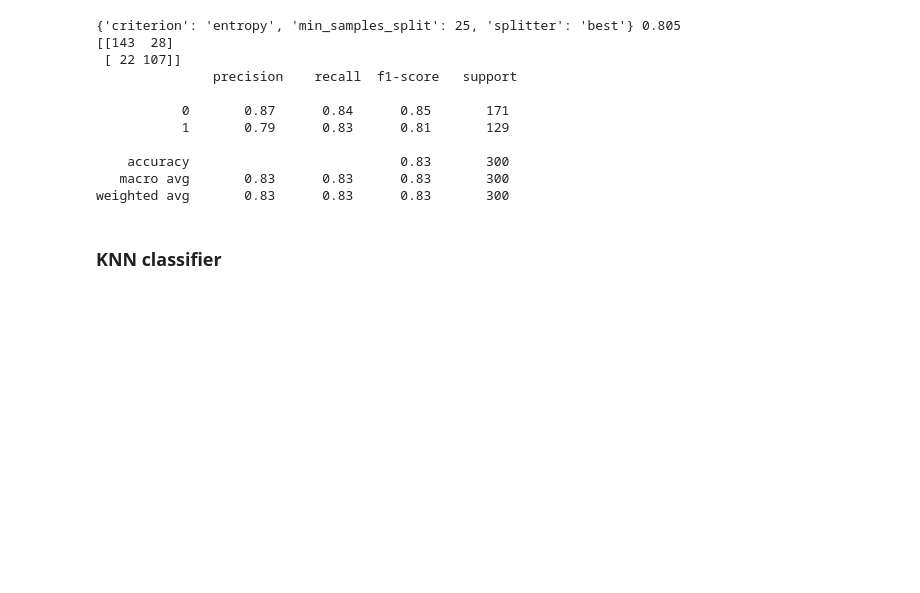
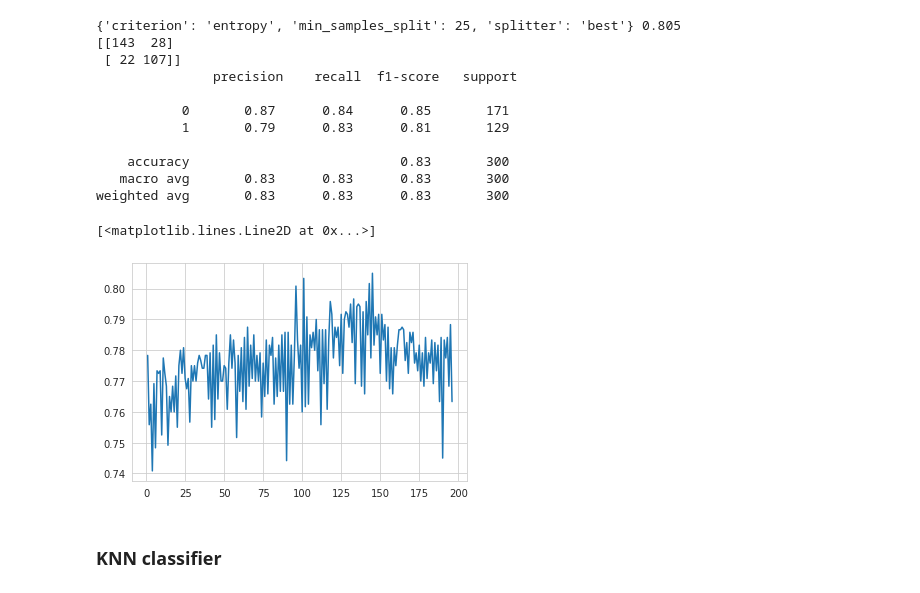
Before and after one commit to ab17254/ce802, a Jupyter notebook: CE802_P2_Notebook.ipynb, the cells around one changed output. Drawn from its saved outputs; the diff is of its cells as text; code cells hidden in the pictures; blank space fills up the shorter version.

```diff
--- a/CE802_P2_Notebook.ipynb
+++ b/CE802_P2_Notebook.ipynb
@@ -170,6 +170,11 @@ print(confusion_matrix(y_test, dt_cv_pred), '\n', classification_report(y_test,
     accuracy                           0.83       300
    macro avg       0.83      0.83      0.83       300
 weighted avg       0.83      0.83      0.83       300
+# %%
+plt.plot(np.arange(1,197), dt_cv.cv_results_['mean_test_score'])
+# %% [output]
+[<matplotlib.lines.Line2D at 0x...>]
+[figure, added]
 # %% [markdown]
 ### KNN classifier
 # %%
```
Also changed, not shown: parts of 2 cells of this notebook.
